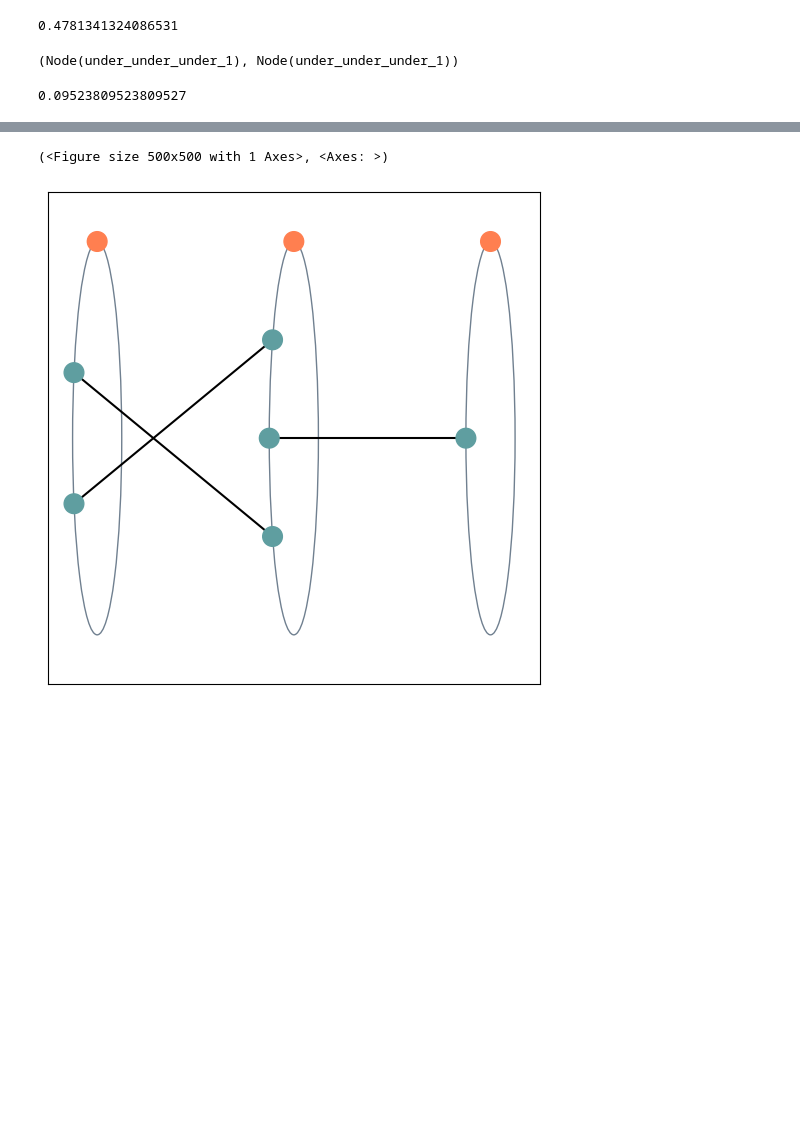
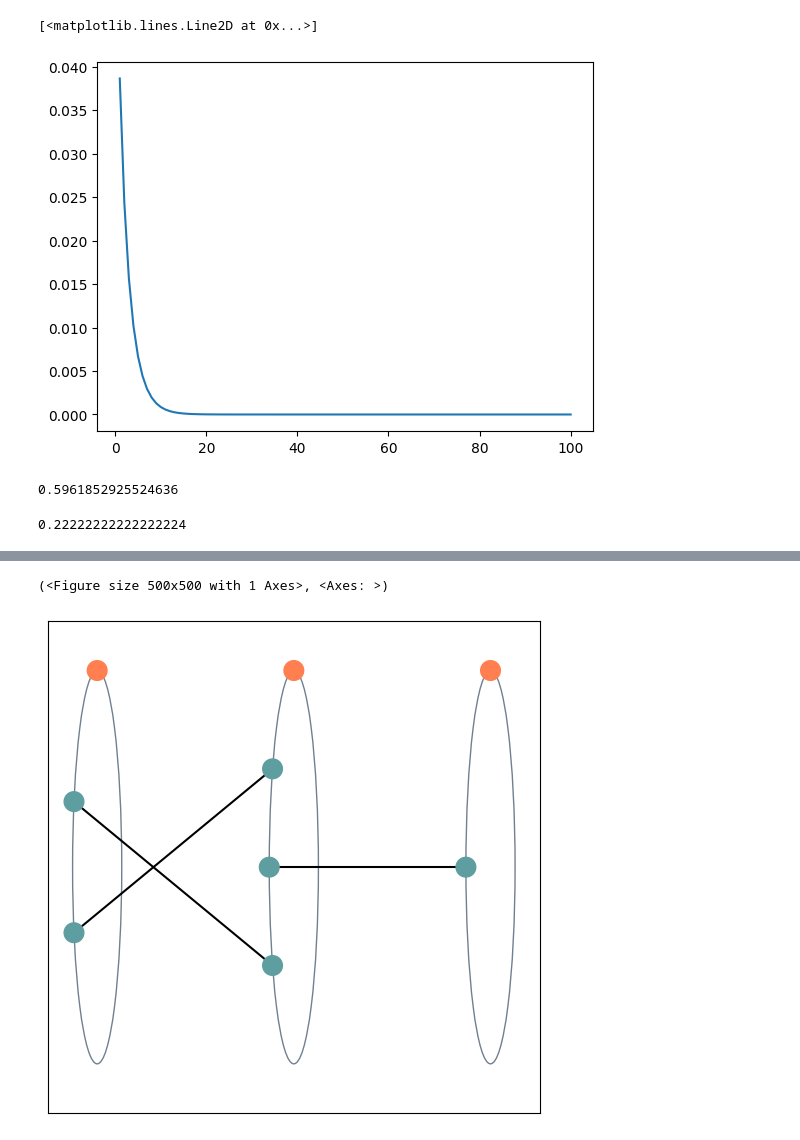
Before and after one commit to float-me/ladder_dynamism, a Jupyter notebook: example.ipynb, the cells around one changed output, grey strips where cells are left out. Drawn from its saved outputs; the diff is of its cells as text; code cells hidden in the pictures; blank space fills up the shorter version.

```diff
--- a/example.ipynb
+++ b/example.ipynb
@@ -4,3 +26,8 @@ from draw_matplotlib import LadderDrawer
+# %%
+plt.plot(range(1, 101), [l2.dynamism(i) for i in range(1, 101)])
+# %% [output]
+[<matplotlib.lines.Line2D at 0x...>]
+[figure, added]
 # %%
 ladder = Ladder()
 # %%
@@ -18,18 +45,14 @@ n41.hori_connect(n34)
 n42.hori_connect(n32)
 # %%
 ladder.fix()
-# %%
-ladder.global_dynamism()
-# %% [output]
-0.4781341324086531
+# %%
+ladder.dynamism(10)
+# %% [output]
+0.5961852925524636
 # %%
 ladder2 = StraightLadder(3, [0, 1, 0])
-# %%
-ladder2[0, 2].hori_after, ladder2[0, 2].hori_before
-# %% [output]
-(Node(under_under_under_1), Node(under_under_under_1))
 # %%
 ladder2.fix()
-ladder2.global_dynamism()
+ladder2.dynamism(0)
 # %% [output]
-0.09523809523809527
+0.22222222222222224
```
Also changed, not shown: parts of 23 cells of this notebook, 6 other files.
